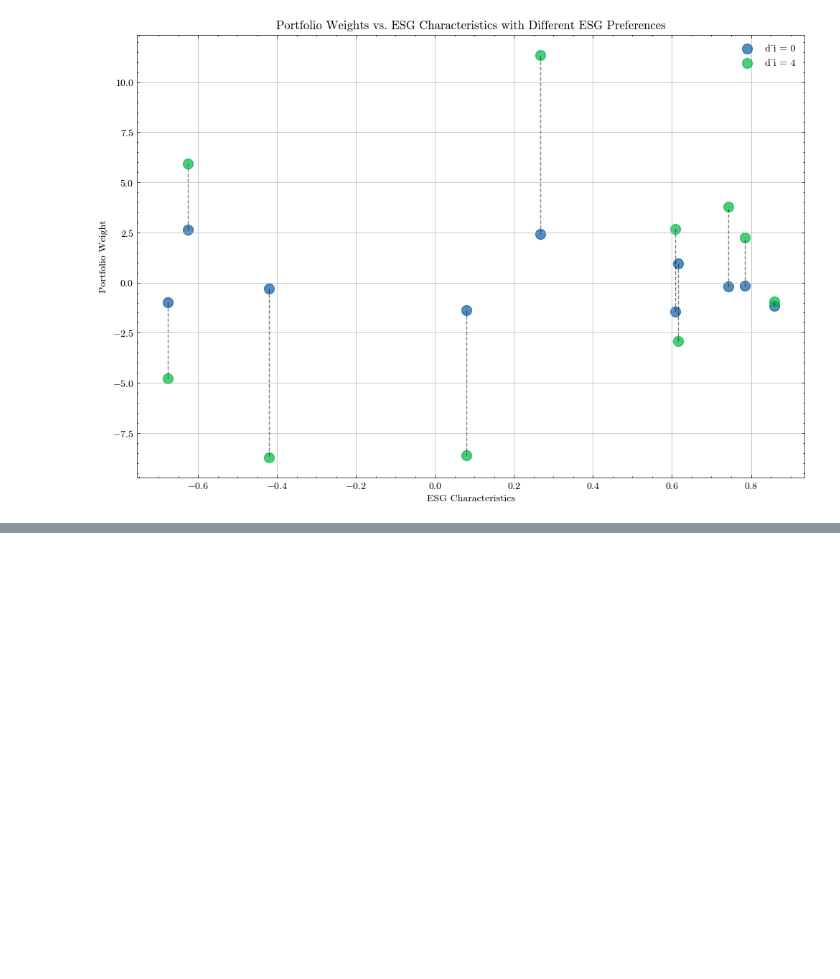
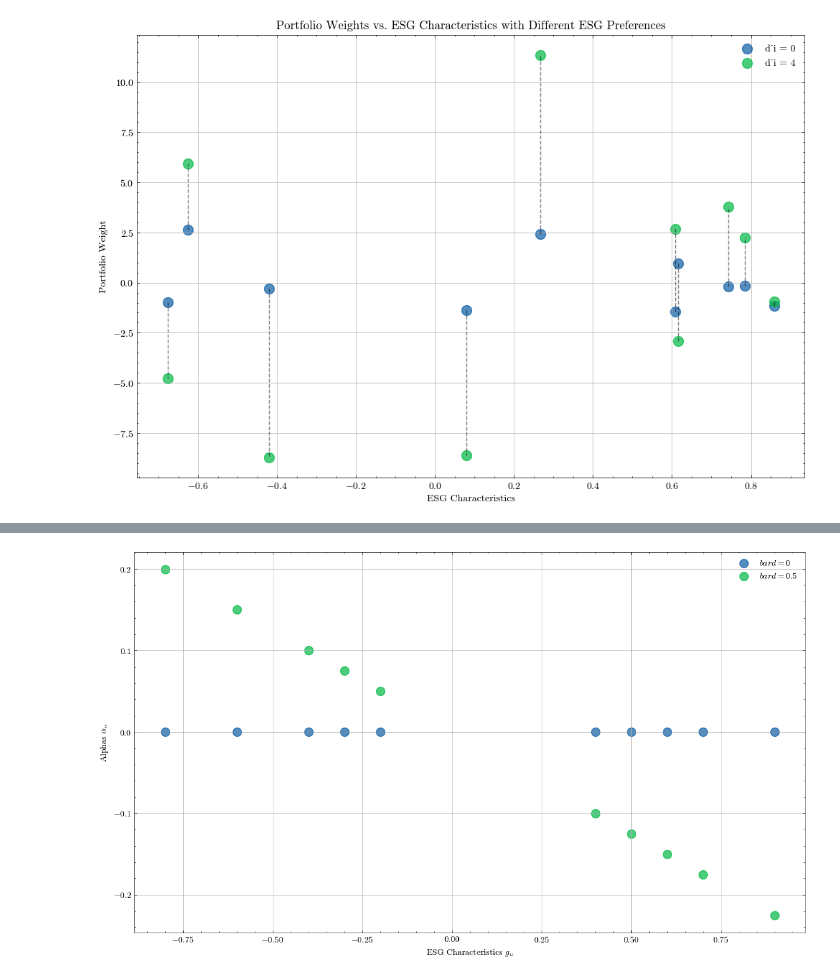
Before and after one commit to tlorans/climateriskassetpricing, a Jupyter notebook: codes/chapter2.ipynb, the cells around one changed output, grey strips where cells are left out. Saved outputs shown, nothing was run; the diff lists cells and outputs as text; code cells hidden in the pictures; blank space fills up the shorter version.

```diff
--- a/codes/chapter2.ipynb
+++ b/codes/chapter2.ipynb
@@ -119,0 +236,61 @@ plt.show()
+# %%
+import numpy as np
+import matplotlib.pyplot as plt
+
+# Define specific parameters for 10 assets
+num_assets = 10
+mu = np.array([0.15, 0.10, 0.12, 0.08, 0.09, 0.11, 0.14, 0.07, 0.13, 0.06])  # Expected returns
+Sigma = np.array([
+    [0.1, 0.01, 0.02, 0.01, 0.02, 0.01, 0.02, 0.01, 0.02, 0.01],
+    [0.01, 0.1, 0.01, 0.02, 0.01, 0.02, 0.01, 0.02, 0.01, 0.02],
+    [0.02, 0.01, 0.1, 0.01, 0.02, 0.01, 0.02, 0.01, 0.02, 0.01],
+    [0.01, 0.02, 0.01, 0.1, 0.01, 0.02, 0.01, 0.02, 0.01, 0.02],
+    [0.02, 0.01, 0.02, 0.01, 0.1, 0.01, 0.02, 0.01, 0.02, 0.01],
+    [0.01, 0.02, 0.01, 0.02, 0.01, 0.1, 0.01, 0.02, 0.01, 0.02],
+    [0.02, 0.01, 0.02, 0.01, 0.02, 0.01, 0.1, 0.01, 0.02, 0.01],
+    [0.01, 0.02, 0.01, 0.02, 0.01, 0.02, 0.01, 0.1, 0.01, 0.02],
+    [0.02, 0.01, 0.02, 0.01, 0.02, 0.01, 0.02, 0.01, 0.1, 0.01],
+    [0.01, 0.02, 0.01, 0.02, 0.01, 0.02, 0.01, 0.02, 0.01, 0.1]
+])  # Covariance matrix
+g = np.array([-0.8, 0.9, -0.6, 0.7, -0.4, 0.5, -0.3, 0.6, -0.2, 0.4])  # ESG characteristics
+
+a = 2  # Risk aversion coefficient
+
+# Calculate the inverse of the covariance matrix
+Sigma_inv = np.linalg.inv(Sigma)
+
+# Assume market portfolio is ESG-neutral
+w_m = Sigma_inv.dot(mu)
+w_m = w_m / np.sum(w_m)
+sigma_m2 = w_m.T.dot(Sigma).dot(w_m)
+mu_m = a * sigma_m2
+
+# Calculate beta_m
+beta_m = Sigma.dot(w_m) / sigma_m2
+
+# Define bar_d values for the two cases
+bar_d_values = [0, 0.5]
+
+# Prepare the plot
+plt.figure(figsize=(14, 8))
+
+for bar_d in bar_d_values:
+    # Proposition 1: Expected excess returns
+    expected_excess_returns = mu_m * beta_m - (bar_d / a) * g
+
+    # Corollary 2: Alphas
+    alphas = expected_excess_returns - mu_m * beta_m
+
+    # Plot the relationship between alphas and ESG characteristics
+    plt.scatter(g, alphas, label=f'$bar d = {bar_d}$', s=100, alpha=0.7)
+
+plt.xlabel('ESG Characteristics $g_n$')
+plt.ylabel('Alphas $\\alpha_n$')
+# plt.title('Relationship between Alphas and ESG Characteristics')
+plt.legend()
+plt.grid(True)
+plt.axhline(0, color='gray', linewidth=0.5)
+plt.savefig('../images/chapter02/alphas_vs_esg_characteristics.png', dpi=300)
+plt.show()
+# %% [output]
+[figure, added]
```
Also changed, not shown: parts of 3 cells of this notebook, 11 other files.
